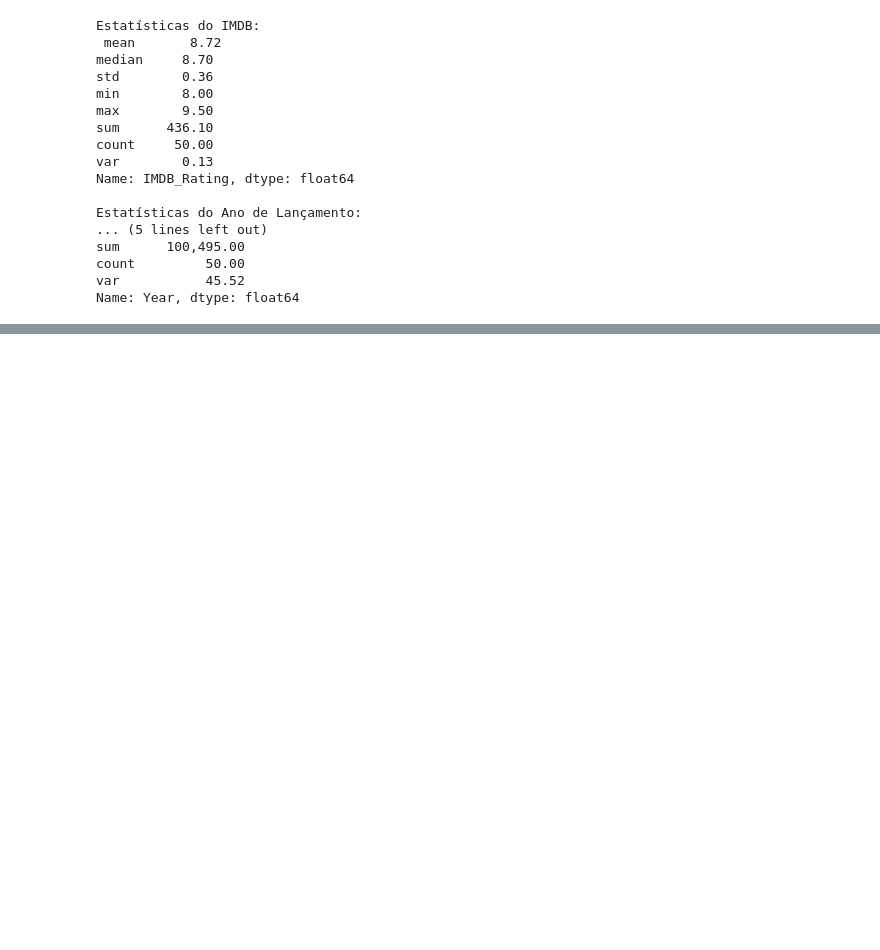
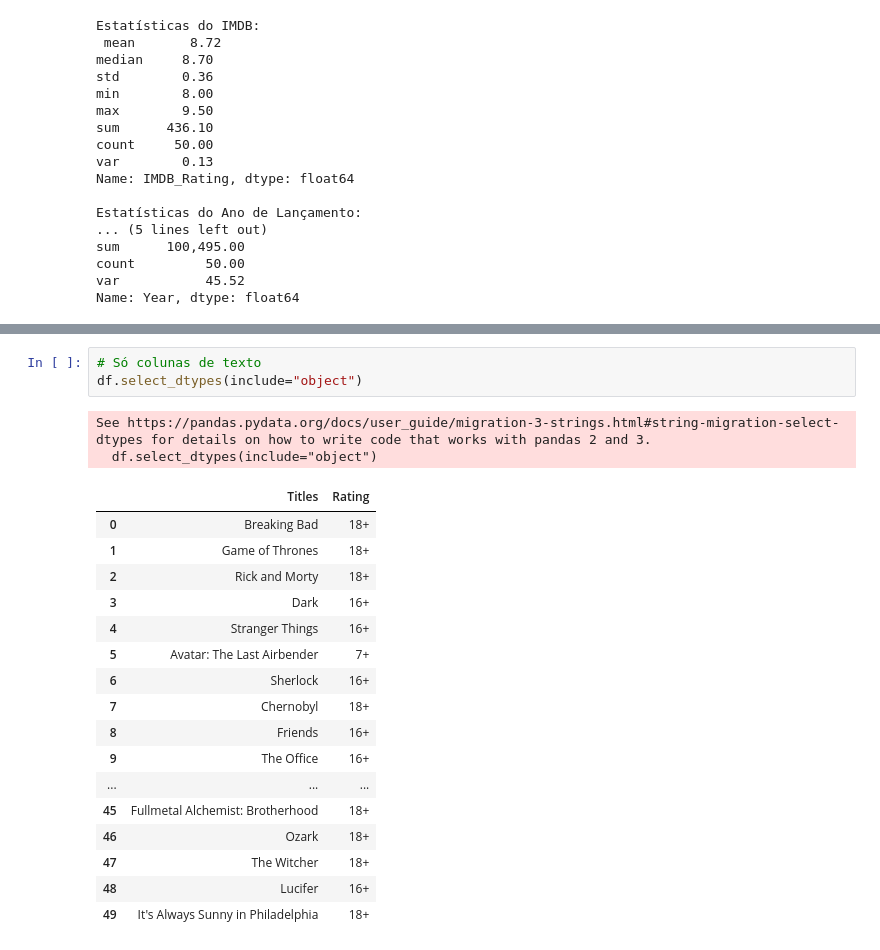
Before and after one commit to jotap53/claude_ciencia_de_dados, a Jupyter notebook: notebooks/notebook_de_treino.ipynb, the cells around one changed output, grey strips where cells are left out. Drawn from its saved outputs; the diff is of its cells as text; blank space fills up the shorter version.

```diff
--- a/notebooks/notebook_de_treino.ipynb
+++ b/notebooks/notebook_de_treino.ipynb
@@ -268,0 +354,23 @@ Name: Year, dtype: float64
+# %%
+# Só colunas de texto
+df.select_dtypes(include="object")
+# %% [output]
+See https://pandas.pydata.org/docs/user_guide/migration-3-strings.html#string-migration-select-dtypes for details on how to write code that works with pandas 2 and 3.
+  df.select_dtypes(include="object")
+|  | Titles | Rating |
+| 0 | Breaking Bad | 18+ |
+| 1 | Game of Thrones | 18+ |
+| 2 | Rick and Morty | 18+ |
+| 3 | Dark | 16+ |
+| 4 | Stranger Things | 16+ |
+| 5 | Avatar: The Last Airbender | 7+ |
+| 6 | Sherlock | 16+ |
+| 7 | Chernobyl | 18+ |
+| 8 | Friends | 16+ |
+| 9 | The Office | 16+ |
+| ... | ... | ... |
+| 45 | Fullmetal Alchemist: Brotherhood | 18+ |
+| 46 | Ozark | 18+ |
+| 47 | The Witcher | 18+ |
+| 48 | Lucifer | 16+ |
+| 49 | It's Always Sunny in Philadelphia | 18+ |
```
Also changed, not shown: parts of 6 cells of this notebook.
